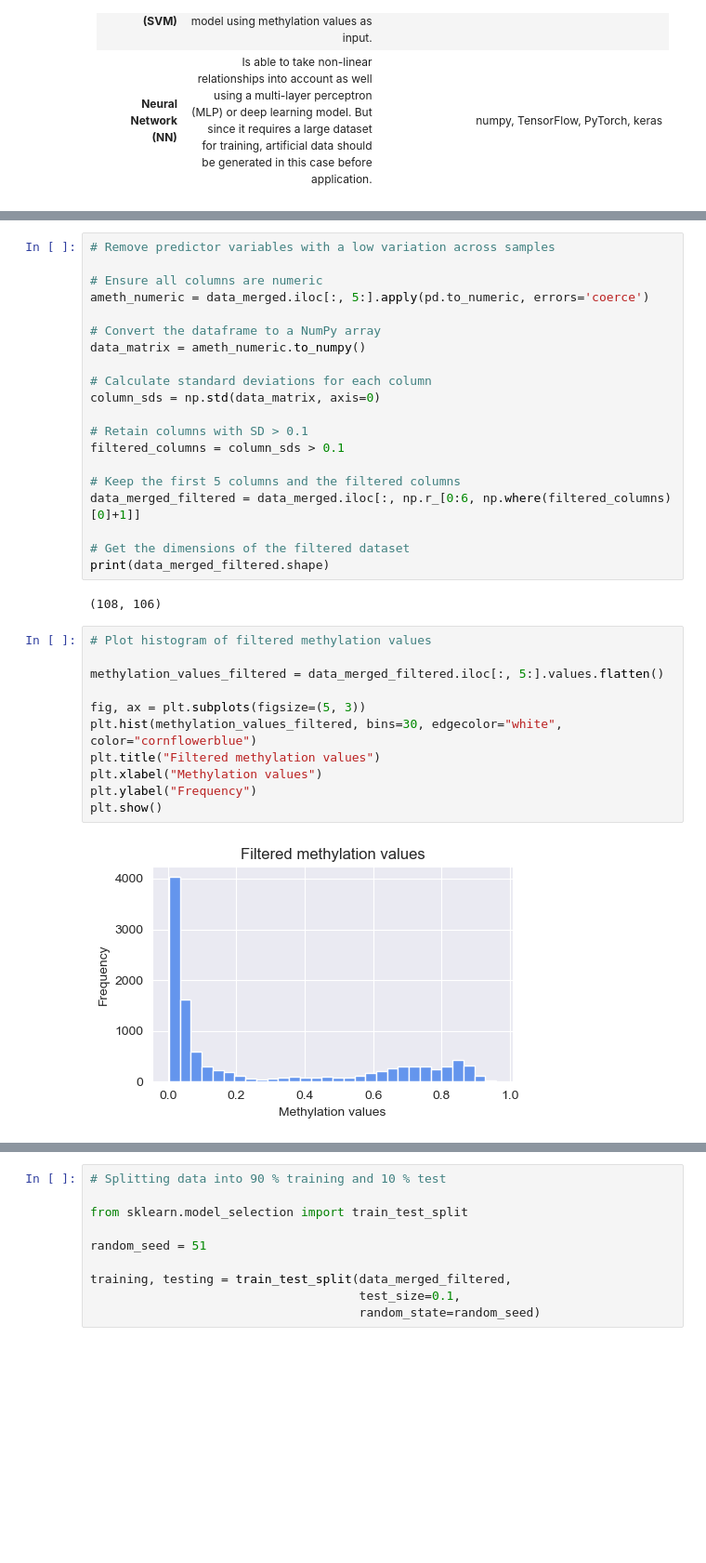
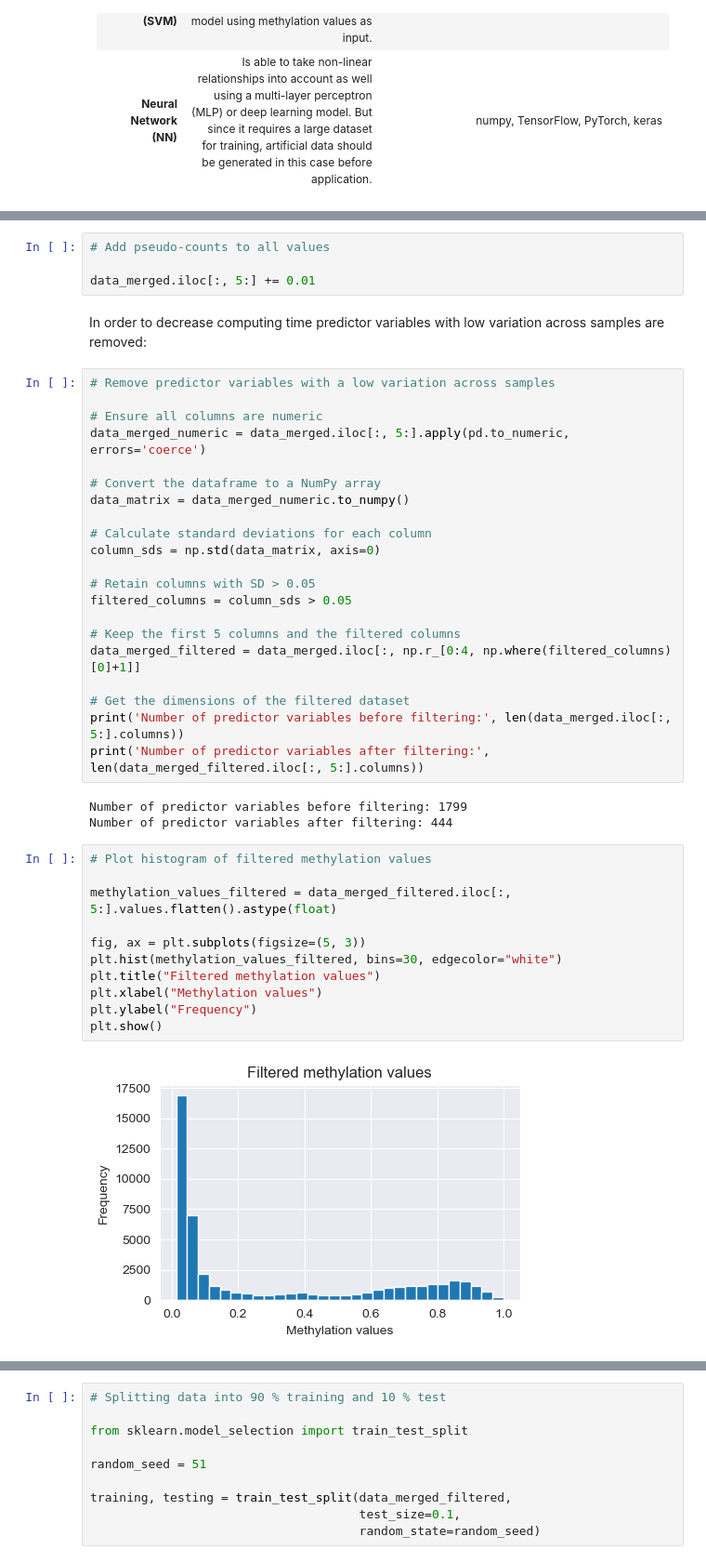
Before and after one commit to olxssa/computational_genomics, a Jupyter notebook: Final_Report.ipynb, the cells around one changed output, grey strips where cells are left out. Shown at 93% size. Drawn from its saved outputs; the diff is of its cells as text; blank space fills up the shorter version.

```diff
--- a/Final_Report.ipynb
+++ b/Final_Report.ipynb
@@ -136,36 +157,44 @@ Which strategies/methods can be used to test if methylation is predictive of Age
+# %%
+# Add pseudo-counts to all values
+
+data_merged.iloc[:, 5:] += 0.01
+# %% [markdown]
+In order to decrease computing time predictor variables with low variation across samples are removed:
 # %%
 # Remove predictor variables with a low variation across samples
 
 # Ensure all columns are numeric
-ameth_numeric = data_merged.iloc[:, 5:].apply(pd.to_numeric, errors='coerce')
+data_merged_numeric = data_merged.iloc[:, 5:].apply(pd.to_numeric, errors='coerce')
 
 # Convert the dataframe to a NumPy array
-data_matrix = ameth_numeric.to_numpy()
+data_matrix = data_merged_numeric.to_numpy()
 
 # Calculate standard deviations for each column
 column_sds = np.std(data_matrix, axis=0)
 
-# Retain columns with SD > 0.1
-filtered_columns = column_sds > 0.1
+# Retain columns with SD > 0.05
+filtered_columns = column_sds > 0.05
 
 # Keep the first 5 columns and the filtered columns
-data_merged_filtered = data_merged.iloc[:, np.r_[0:6, np.where(filtered_columns)[0]+1]]
+data_merged_filtered = data_merged.iloc[:, np.r_[0:4, np.where(filtered_columns)[0]+1]]
 
 # Get the dimensions of the filtered dataset
-print(data_merged_filtered.shape)
+print('Number of predictor variables before filtering:', len(data_merged.iloc[:, 5:].columns))
+print('Number of predictor variables after filtering:', len(data_merged_filtered.iloc[:, 5:].columns))
 # %% [output]
-(108, 106)
+Number of predictor variables before filtering: 1799
+Number of predictor variables after filtering: 444
 # %%
 # Plot histogram of filtered methylation values
 
-methylation_values_filtered = data_merged_filtered.iloc[:, 5:].values.flatten()
+methylation_values_filtered = data_merged_filtered.iloc[:, 5:].values.flatten().astype(float)
 
 fig, ax = plt.subplots(figsize=(5, 3))
-plt.hist(methylation_values_filtered, bins=30, edgecolor="white", color="cornflowerblue")
+plt.hist(methylation_values_filtered, bins=30, edgecolor="white")
 plt.title("Filtered methylation values")
 plt.xlabel("Methylation values")
 plt.ylabel("Frequency")
 plt.show()
 # %% [output]
-[figure, old version]
+[figure, new version]
 # %% [markdown]
```
Also changed, not shown: parts of 16 cells of this notebook.
